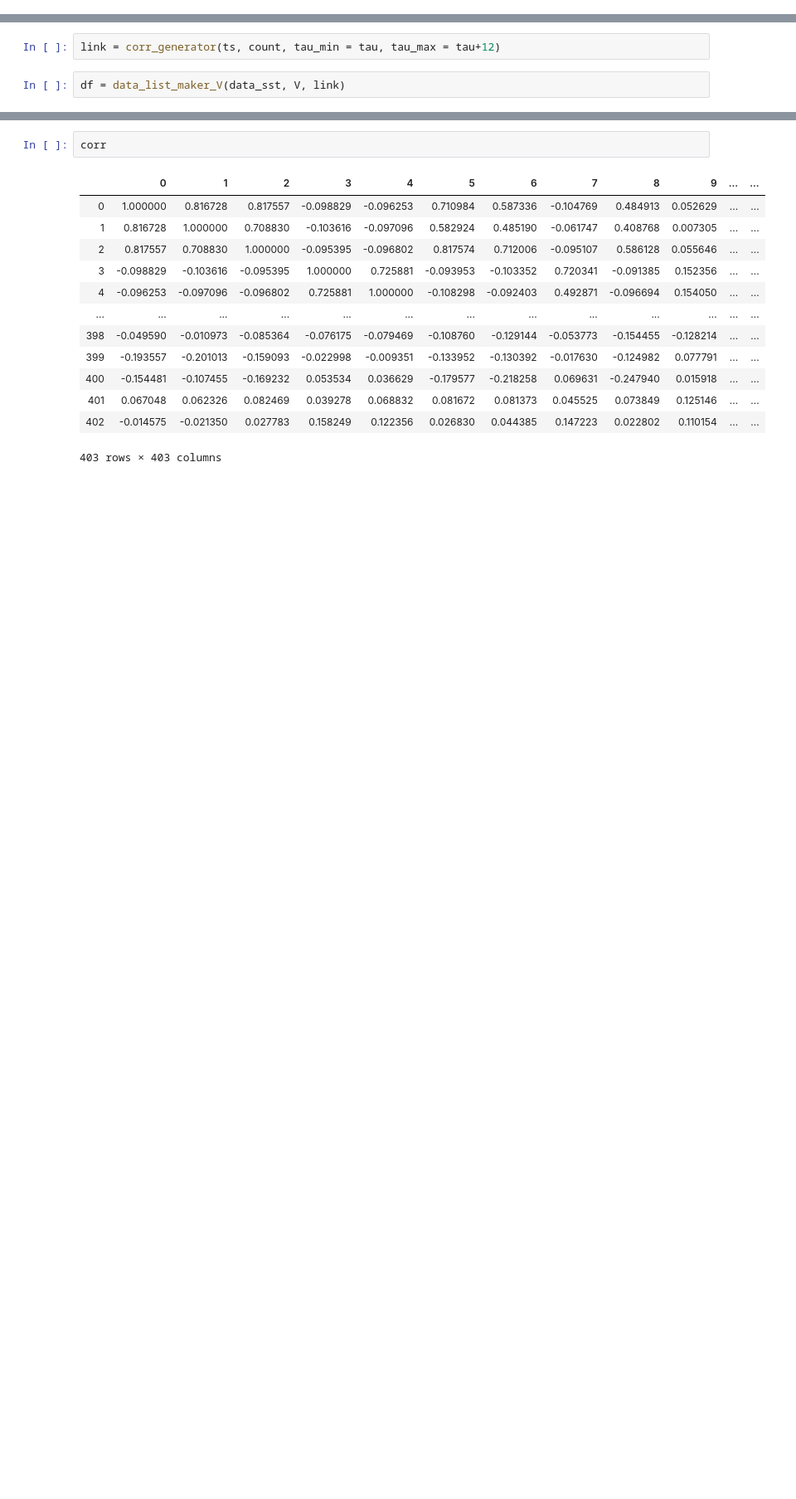
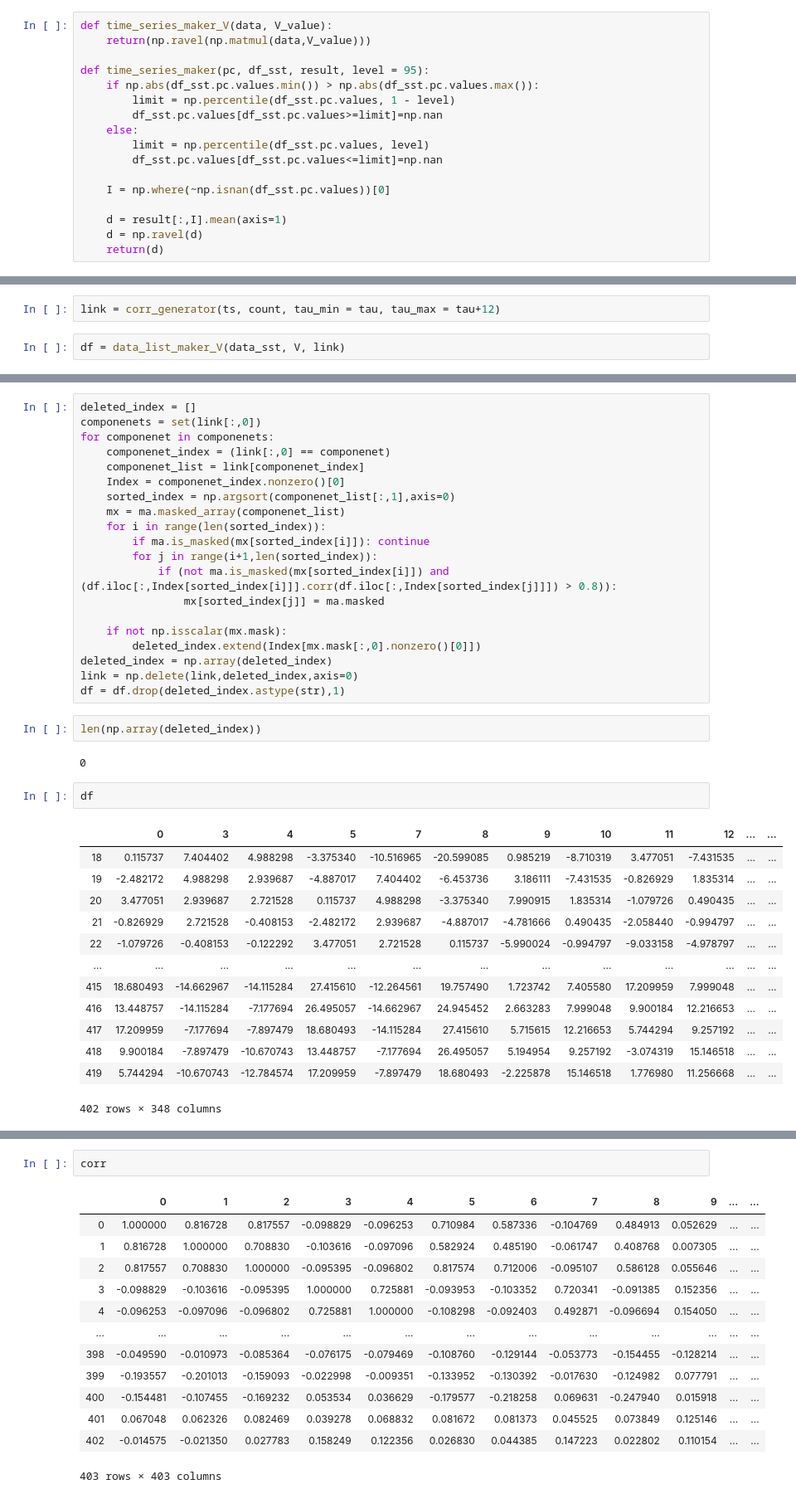
Before and after one commit to alchemist5617/timeseries-networks, a Jupyter notebook: whole_data_validation/Station.ipynb, the cells around one changed output, grey strips where cells are left out. Shown at 83% size. Saved outputs shown, nothing was run; the diff lists cells and outputs as text; blank space fills up the shorter version.

```diff
--- a/whole_data_validation/Station.ipynb
+++ b/whole_data_validation/Station.ipynb
@@ -89,6 +89,23 @@ original_count, count = ff.drought_timeseries("./npy_files/ET_gamma_18912015.npy
 data_sst, ts, V, df_sst, avg, std = ff.PCA_computer_rotated('../../../nc/sst.mnmean.nc', "sst",temporal_limits, n_components_sst, -9.96921e+36)
 #link = np.load("./link/link_{}_{}_{}.npy".format(train_start,validation_end,np.abs(tau)))
 #link_corr = np.load("./link/link_corr_{}_{}_{}.npy".format(train_start,validation_end,np.abs(tau)))
+# %%
+def time_series_maker_V(data, V_value):
+    return(np.ravel(np.matmul(data,V_value)))
+
+def time_series_maker(pc, df_sst, result, level = 95):
+    if np.abs(df_sst.pc.values.min()) > np.abs(df_sst.pc.values.max()):
+        limit = np.percentile(df_sst.pc.values, 1 - level)
+        df_sst.pc.values[df_sst.pc.values>=limit]=np.nan
+    else:
+        limit = np.percentile(df_sst.pc.values, level)
+        df_sst.pc.values[df_sst.pc.values<=limit]=np.nan
+
+    I = np.where(~np.isnan(df_sst.pc.values))[0]
+
+    d = result[:,I].mean(axis=1)
+    d = np.ravel(d)
+    return(d)
 # %%
 def crosscorr(datax, datay, lag=1):
     return(stats.pearsonr(datax[lag:], datay[:-lag]))
@@ -140,0 +214,40 @@ df = data_list_maker_V(data_sst, V, link)
+# %%
+deleted_index = []
+componenets = set(link[:,0])
+for componenet in componenets:
+    componenet_index = (link[:,0] == componenet)
+    componenet_list = link[componenet_index]
+    Index = componenet_index.nonzero()[0]
+    sorted_index = np.argsort(componenet_list[:,1],axis=0)
+    mx = ma.masked_array(componenet_list)
+    for i in range(len(sorted_index)):
+        if ma.is_masked(mx[sorted_index[i]]): continue
+        for j in range(i+1,len(sorted_index)):
+            if (not ma.is_masked(mx[sorted_index[i]]) and (df.iloc[:,Index[sorted_index[i]]].corr(df.iloc[:,Index[sorted_index[j]]]) > 0.8)):
+                mx[sorted_index[j]] = ma.masked
+
+    if not np.isscalar(mx.mask):
+        deleted_index.extend(Index[mx.mask[:,0].nonzero()[0]])
+deleted_index = np.array(deleted_index)
+link = np.delete(link,deleted_index,axis=0)
+df = df.drop(deleted_index.astype(str),1)
+# %%
+len(np.array(deleted_index))
+# %% [output]
+0
+# %%
+df
+# %% [output]
+|  | 0 | 3 | 4 | 5 | 7 | 8 | 9 | 10 | 11 | 12 | ... | ... |
+| 18 | 0.115737 | 7.404402 | 4.988298 | -3.375340 | -10.516965 | -20.599085 | 0.985219 | -8.710319 | 3.477051 | -7.431535 | ... | ... |
+| 19 | -2.482172 | 4.988298 | 2.939687 | -4.887017 | 7.404402 | -6.453736 | 3.186111 | -7.431535 | -0.826929 | 1.835314 | ... | ... |
+| 20 | 3.477051 | 2.939687 | 2.721528 | 0.115737 | 4.988298 | -3.375340 | 7.990915 | 1.835314 | -1.079726 | 0.490435 | ... | ... |
+| 21 | -0.826929 | 2.721528 | -0.408153 | -2.482172 | 2.939687 | -4.887017 | -4.781666 | 0.490435 | -2.058440 | -0.994797 | ... | ... |
+| 22 | -1.079726 | -0.408153 | -0.122292 | 3.477051 | 2.721528 | 0.115737 | -5.990024 | -0.994797 | -9.033158 | -4.978797 | ... | ... |
+| ... | ... | ... | ... | ... | ... | ... | ... | ... | ... | ... | ... | ... |
+| 415 | 18.680493 | -14.662967 | -14.115284 | 27.415610 | -12.264561 | 19.757490 | 1.723742 | 7.405580 | 17.209959 | 7.999048 | ... | ... |
+| 416 | 13.448757 | -14.115284 | -7.177694 | 26.495057 | -14.662967 | 24.945452 | 2.663283 | 7.999048 | 9.900184 | 12.216653 | ... | ... |
+| 417 | 17.209959 | -7.177694 | -7.897479 | 18.680493 | -14.115284 | 27.415610 | 5.715615 | 12.216653 | 5.744294 | 9.257192 | ... | ... |
+| 418 | 9.900184 | -7.897479 | -10.670743 | 13.448757 | -7.177694 | 26.495057 | 5.194954 | 9.257192 | -3.074319 | 15.146518 | ... | ... |
+| 419 | 5.744294 | -10.670743 | -12.784574 | 17.209959 | -7.897479 | 18.680493 | -2.225878 | 15.146518 | 1.776980 | 11.256668 | ... | ... |
+402 rows × 348 columns
```
Also changed, not shown: parts of 41 cells of this notebook, 2 other files.
